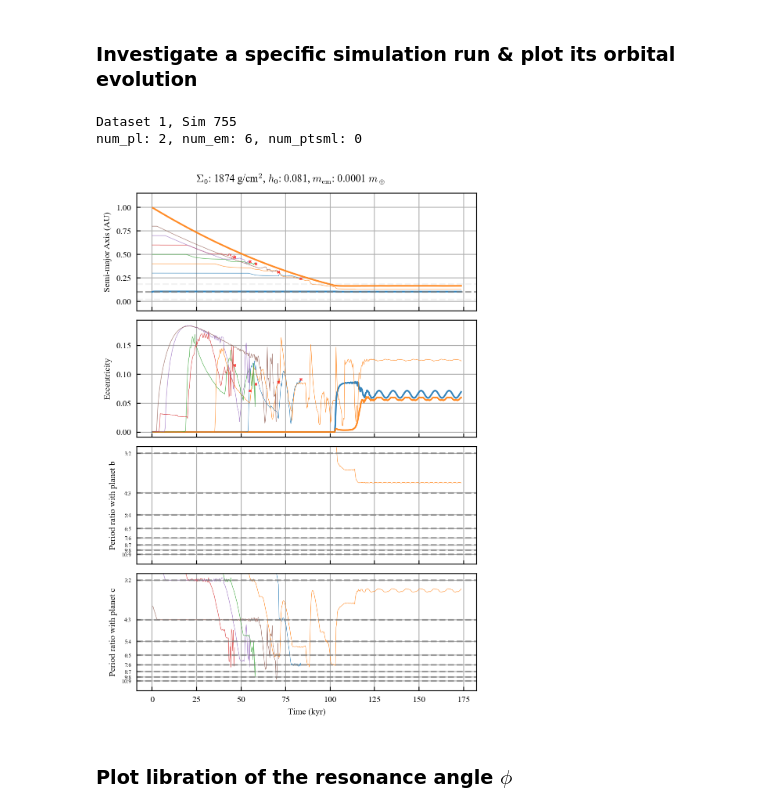
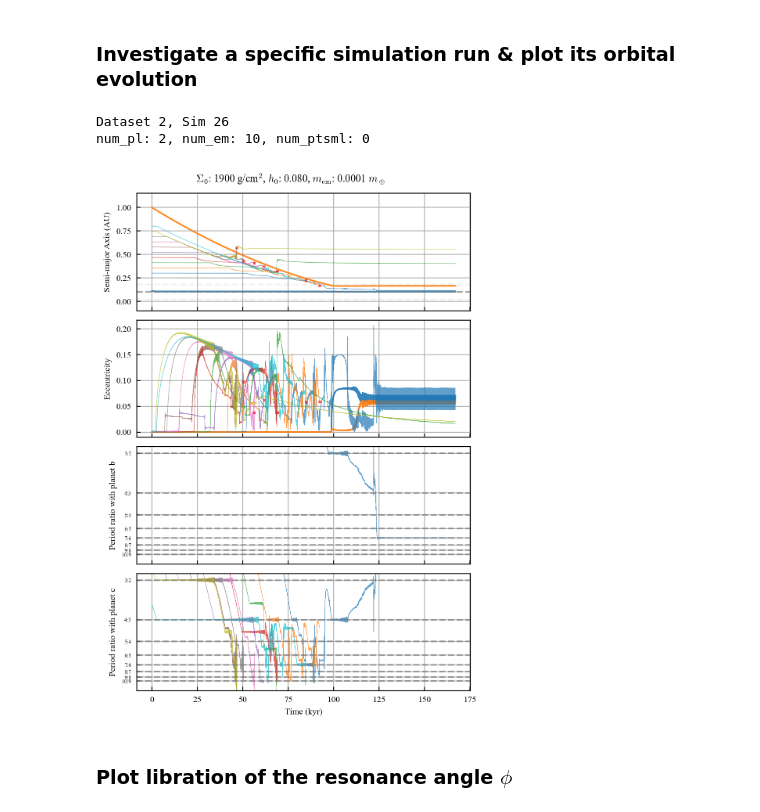
Before and after one commit to dchen10Git/uh-ifa-reu-2026, a Jupyter notebook: analyze_one_sim.ipynb, the cells around one changed output. Cells and saved outputs as stored; diff of their text form; code cells hidden in the pictures.

```diff
--- a/analyze_one_sim.ipynb
+++ b/analyze_one_sim.ipynb
@@ -358,38 +358,38 @@ def plot_system(saved_sim, elements, num_pl, num_em, num_ptsml, t_units='kyr'):
     else:
         plt.suptitle(f"$\Sigma_0$: {metadata['Sigma_1au']:.0f} g/cm$^2$, $h_0$: {metadata['h_1au']:.3f}")
     plt.tight_layout(); plt.show()
     # plt.savefig("Figures/orbital_evo.svg", bbox_inches="tight")
 
-dataset_id = 1
-sim_id = 755
+dataset_id = 2
+sim_id = 26
 
 elements = ['a', 'e', 'P_ratio_em_b', 'P_ratio_em_c']
 
 for sim_id in range(sim_id, sim_id+1, 1):
 # for sim_id in inside_d:
     base_dir = Path.cwd()
     file_path = base_dir.parent / f"sim_results/dataset{dataset_id}" / f"sim{sim_id}.h5"
 
     try:
         saved_sim = reb_sims.load_simulation_run(file_path)
     except FileNotFoundError:
         print(f"Sim {sim_id} not found")
         continue
 
     sim_data, metadata = saved_sim
     m_star = metadata['m_star']
     rock_names = list(sim_data.keys())
     rocks = {p: sim_data[p] for p in rock_names}
     num_pl, num_em, num_ptsml = metadata['num_pl'], metadata['num_em'], metadata['num_ptsml']
 
     print(f"Dataset {dataset_id}, Sim {sim_id}")
     print(f"num_pl: {metadata['num_pl']}, num_em: {metadata['num_em']}, num_ptsml: {metadata['num_ptsml']}")
 
     plot_system(saved_sim, elements, num_pl, num_em, num_ptsml)
 # %% [output]
-Dataset 1, Sim 755
-num_pl: 2, num_em: 6, num_ptsml: 0
+Dataset 2, Sim 26
+num_pl: 2, num_em: 10, num_ptsml: 0
-[figure, old version]
+[figure, new version]
 # %% [markdown]
 ### Plot libration of the resonance angle $\phi$
 # %%
```
Also changed, not shown: parts of 1 cell of this notebook, 5 other files.
